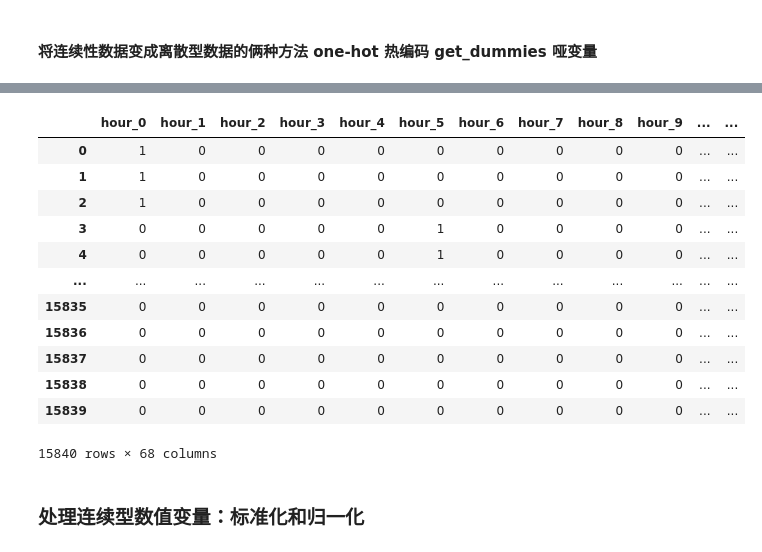
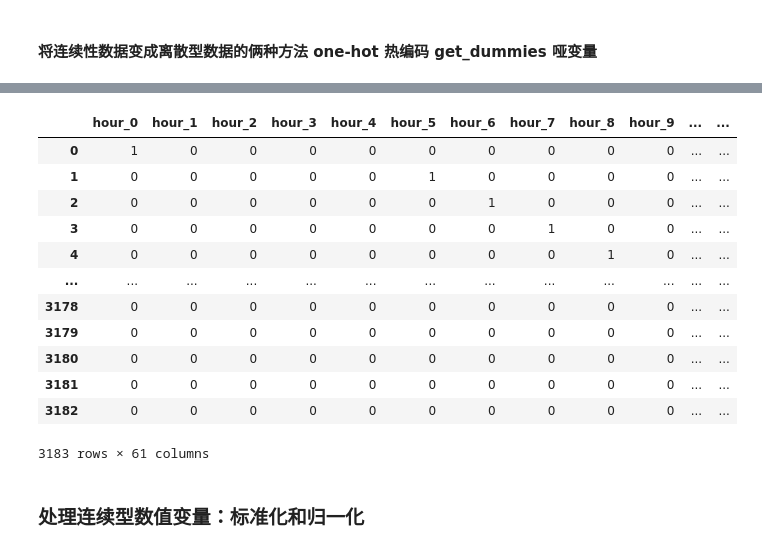
Before and after one commit to yanlingpy/Bus, a Jupyter notebook: code/bus.ipynb, the cells around one changed output, grey strips where cells are left out. Cells and saved outputs as stored; diff of their text form; code cells hidden in the pictures.

```diff
--- a/code/bus.ipynb
+++ b/code/bus.ipynb
@@ -253,6 +252,6 @@ line_281_passengerbycard.corr()
 #line_281_passenger_card['Date_time']=pd.to_datetime(line_281_passenger_card['Date_time'])
 #line_281_passenger_card.info()
 # %%
-line_281_passengerbytime= line_281_data.groupby(['Deal_time','card_type']).count()['Card_id']
-line_281_passengerbytime=pd.DataFrame(line_281_passengerbytime).reset_index()
-line_281_passengerbytime
+#line_281_passengerbytime= line_281_data.groupby(['Deal_time','card_type']).count()['Card_id']
+#line_281_passengerbytime=pd.DataFrame(line_281_passengerbytime).reset_index()
+#line_281_passengerbytime
@@ -946,3 +930,7 @@ line_281_passengerbytime
 # %%
 #line_281_passenger = pd.merge(line_281_passengerbytime,line_281_passenger_card,on='Date_time',how='left')
 #line_281_passenger.head()
+# %%
+line_281_passengerbytime=pd.DataFrame(line_281_passengerbytime).reset_index()
+line_281_passengerbytime['Date_time']=pd.to_datetime(line_281_passengerbytime['Date_time'])
+line_281_passengerbytime.info()
@@ -1018,22 +1007,22 @@ behind_wind = pd.get_dummies(feature_target_data['behind_wind'],prefix='behind_w
 front_weather = pd.get_dummies(feature_target_data['front_weather'],prefix='front_weather')
 behind_weather = pd.get_dummies(feature_target_data['behind_weather'],prefix='behind_weather')
 # %%
-category_feature = pd.concat([day_of_hour,is_holiday,day_of_week,card,behind_wind,front_wind,front_weather,behind_weather],axis=1)
+category_feature = pd.concat([day_of_hour,is_holiday,day_of_week,behind_wind,front_wind,front_weather,behind_weather],axis=1)
 category_feature
 # %% [output]
 |  | hour_0 | hour_1 | hour_2 | hour_3 | hour_4 | hour_5 | hour_6 | hour_7 | hour_8 | hour_9 | ... | ... |
 | 0 | 1 | 0 | 0 | 0 | 0 | 0 | 0 | 0 | 0 | 0 | ... | ... |
-| 1 | 1 | 0 | 0 | 0 | 0 | 0 | 0 | 0 | 0 | 0 | ... | ... |
-| 2 | 1 | 0 | 0 | 0 | 0 | 0 | 0 | 0 | 0 | 0 | ... | ... |
-| 3 | 0 | 0 | 0 | 0 | 0 | 1 | 0 | 0 | 0 | 0 | ... | ... |
-| 4 | 0 | 0 | 0 | 0 | 0 | 1 | 0 | 0 | 0 | 0 | ... | ... |
+| 1 | 0 | 0 | 0 | 0 | 0 | 1 | 0 | 0 | 0 | 0 | ... | ... |
+| 2 | 0 | 0 | 0 | 0 | 0 | 0 | 1 | 0 | 0 | 0 | ... | ... |
+| 3 | 0 | 0 | 0 | 0 | 0 | 0 | 0 | 1 | 0 | 0 | ... | ... |
+| 4 | 0 | 0 | 0 | 0 | 0 | 0 | 0 | 0 | 1 | 0 | ... | ... |
 | ... | ... | ... | ... | ... | ... | ... | ... | ... | ... | ... | ... | ... |
-| 15835 | 0 | 0 | 0 | 0 | 0 | 0 | 0 | 0 | 0 | 0 | ... | ... |
-| 15836 | 0 | 0 | 0 | 0 | 0 | 0 | 0 | 0 | 0 | 0 | ... | ... |
-| 15837 | 0 | 0 | 0 | 0 | 0 | 0 | 0 | 0 | 0 | 0 | ... | ... |
-| 15838 | 0 | 0 | 0 | 0 | 0 | 0 | 0 | 0 | 0 | 0 | ... | ... |
-| 15839 | 0 | 0 | 0 | 0 | 0 | 0 | 0 | 0 | 0 | 0 | ... | ... |
+| 3178 | 0 | 0 | 0 | 0 | 0 | 0 | 0 | 0 | 0 | 0 | ... | ... |
+| 3179 | 0 | 0 | 0 | 0 | 0 | 0 | 0 | 0 | 0 | 0 | ... | ... |
+| 3180 | 0 | 0 | 0 | 0 | 0 | 0 | 0 | 0 | 0 | 0 | ... | ... |
+| 3181 | 0 | 0 | 0 | 0 | 0 | 0 | 0 | 0 | 0 | 0 | ... | ... |
+| 3182 | 0 | 0 | 0 | 0 | 0 | 0 | 0 | 0 | 0 | 0 | ... | ... |
-15840 rows × 68 columns
+3183 rows × 61 columns
 # %% [markdown]
 ### 处理连续型数值变量：标准化和归一化
 # %% [markdown]
```
Also changed, not shown: parts of 32 cells of this notebook.
